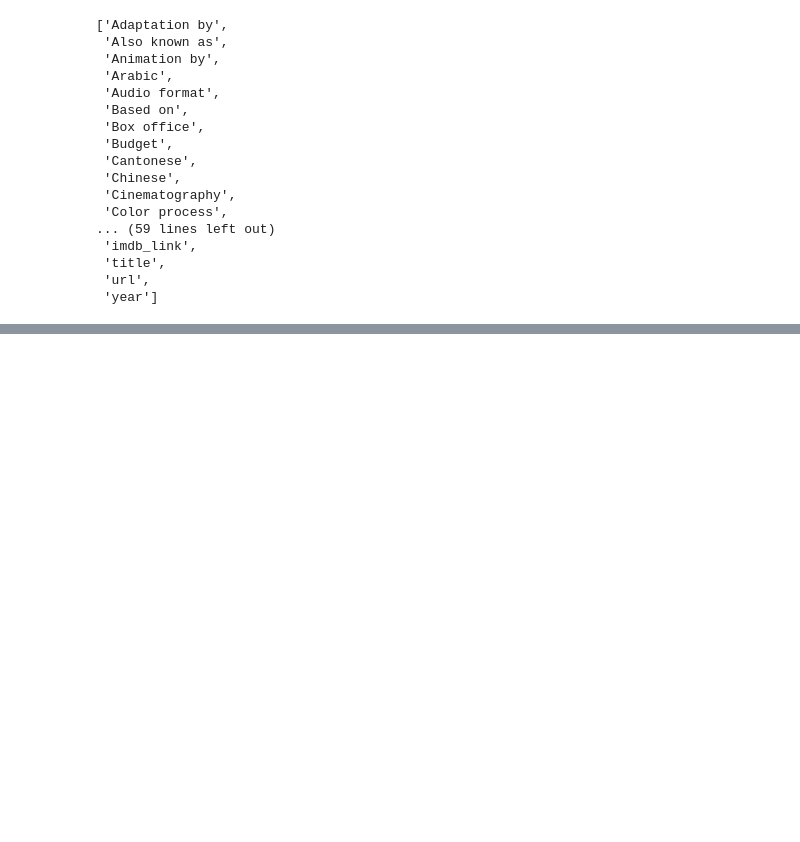
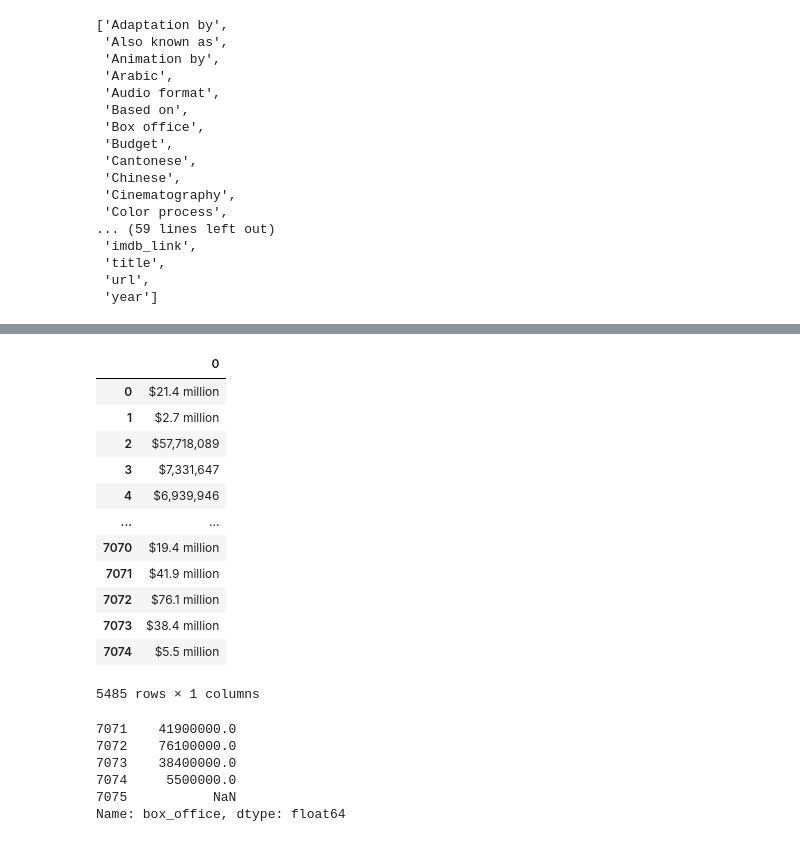
Before and after one commit to mobinapiracha/Movies_ETL, a Jupyter notebook: Movies.ipynb, the cells around one changed output, grey strips where cells are left out. Cells and saved outputs as stored; diff of their text form; code cells hidden in the pictures; blank space fills up the shorter version.

Commit message:
changes to movies jupyter notebook

```diff
--- a/Movies.ipynb
+++ b/Movies.ipynb
@@ -223,0 +289,5 @@ sorted(wiki_movies_df.columns.tolist())
+# %%
+# We find that there are many columns that have a large number of NA values, in order to get columns that
+# have 90% null values we use list comprehension
+wiki_columns_to_keep = [column for column in wiki_movies_df.columns if wiki_movies_df[column].isnull().sum() < len(wiki_movies_df) * 0.9]
+wiki_movies_df = wiki_movies_df[wiki_columns_to_keep]
@@ -223,0 +324,3 @@ sorted(wiki_movies_df.columns.tolist())
+# %%
+box_office = wiki_movies_df['Box office'].dropna()
+box_office.notnull()
@@ -223,0 +361,4 @@ sorted(wiki_movies_df.columns.tolist())
+# %%
+# We find that many data points are stored as list for which we can use the join functions which makes lists into strings
+box_office = box_office.apply(lambda x: ' '.join(x) if type(x) == list else x)
+box_office[box_office.map(lambda x: type(x) != str)]
@@ -223,0 +426,5 @@ sorted(wiki_movies_df.columns.tolist())
+# %%
+# 3. Some values are given as a range.
+# search for any string that starts with dollar and end with a hyphen
+# first is the substring we want to replace and second is what we want to replace it with
+box_office = box_office.str.replace(r'\$.*[-—–](?![a-z])', '$', regex=True)
@@ -223,0 +439,16 @@ sorted(wiki_movies_df.columns.tolist())
+# %%
+box_office.str.extract(f'({form_one}|{form_two})')
+# %% [output]
+|  | 0 |
+| 0 | $21.4 million |
+| 1 | $2.7 million |
+| 2 | $57,718,089 |
+| 3 | $7,331,647 |
+| 4 | $6,939,946 |
+| ... | ... |
+| 7070 | $19.4 million |
+| 7071 | $41.9 million |
+| 7072 | $76.1 million |
+| 7073 | $38.4 million |
+| 7074 | $5.5 million |
+5485 rows × 1 columns
@@ -223,0 +504,9 @@ sorted(wiki_movies_df.columns.tolist())
+# %%
+wiki_movies_df['box_office'].tail()
+# %% [output]
+7071    41900000.0
+7072    76100000.0
+7073    38400000.0
+7074     5500000.0
+7075           NaN
+Name: box_office, dtype: float64
```
Also changed, not shown: parts of 53 cells of this notebook.
